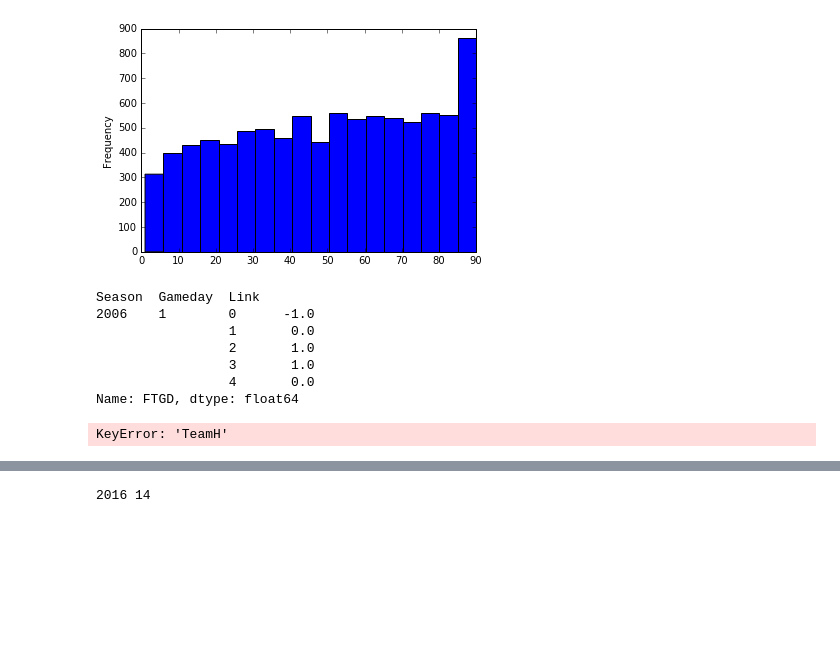
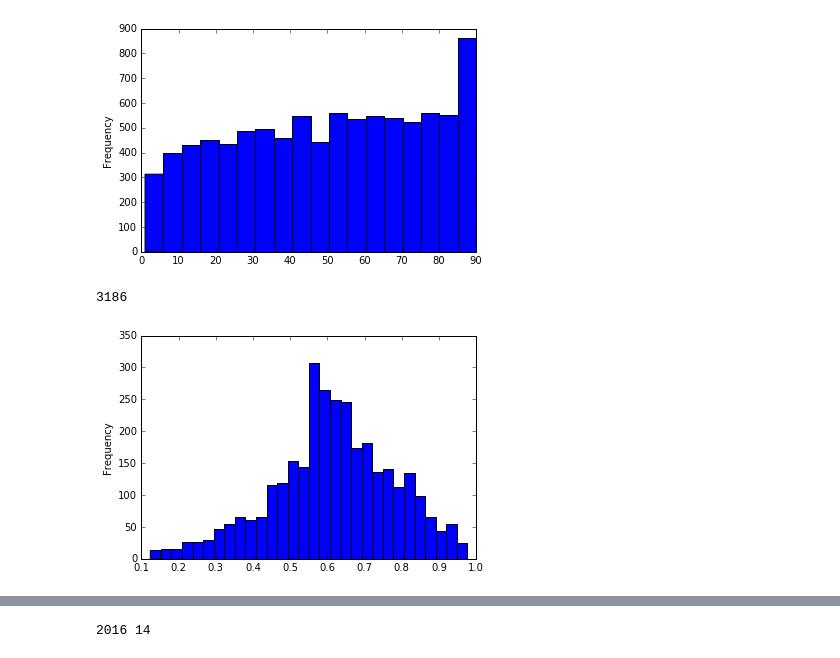
Before and after one commit to mgbukov/bundesliga, a Jupyter notebook: Buli_Download.ipynb, the cells around one changed output, grey strips where cells are left out. Cells and saved outputs as stored; diff of their text form; code cells hidden in the pictures; blank space fills up the shorter version.

```diff
--- a/Buli_Download.ipynb
+++ b/Buli_Download.ipynb
@@ -355,10 +406,0 @@ complete_running_df.to_csv('Full_Data_2006_2016.csv')
-# %%
-complete_running_df.set_index(['Season', 'Gameday', 'Link']).loc[:, 'FTGD'].apply(np.sign).sort_index().head()
-# %% [output]
-Season  Gameday  Link
-2006    1        0      -1.0
-                 1       0.0
-                 2       1.0
-                 3       1.0
-                 4       0.0
-Name: FTGD, dtype: float64
@@ -378,7 +407,6 @@ goals_df = goals_df.set_index(['Season', 'Gameday', 'Link'])
-# %%
-goals_merged_df = goals_df.merge(key_df, left_on='TeamH', right_on='KID').merge(key_df, left_on='TeamA', right_on='KID', suffixes=('_H', '_A'))
-goals_merged_df = goals_merged_df.drop(['KID_H', 'KID_A', 'TName_H', 'TName_A', 'HGA', 'AGA', 'GradesH', 'GradesA', 'TID_A'], axis=1).set_index('Link').sort_index()
-
-goals_merged_df
-# %% [output]
-KeyError: 'TeamH'
+# %%
+(complete_running_df.loc[:, 'Odds']).plot(kind='hist',bins=30)
+print len(complete_running_df.loc[:, 'FTGD'])
+# %% [output]
+3186
+[figure, added]
```
Also changed, not shown: parts of 22 cells of this notebook, 1 other file.
